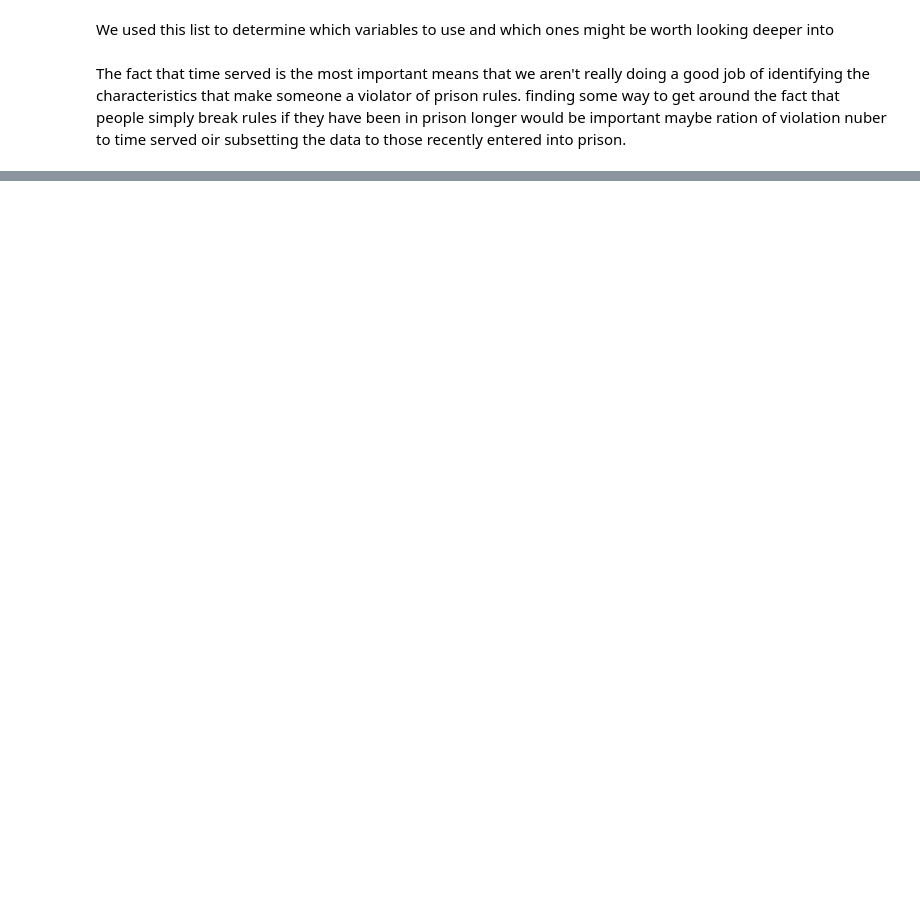
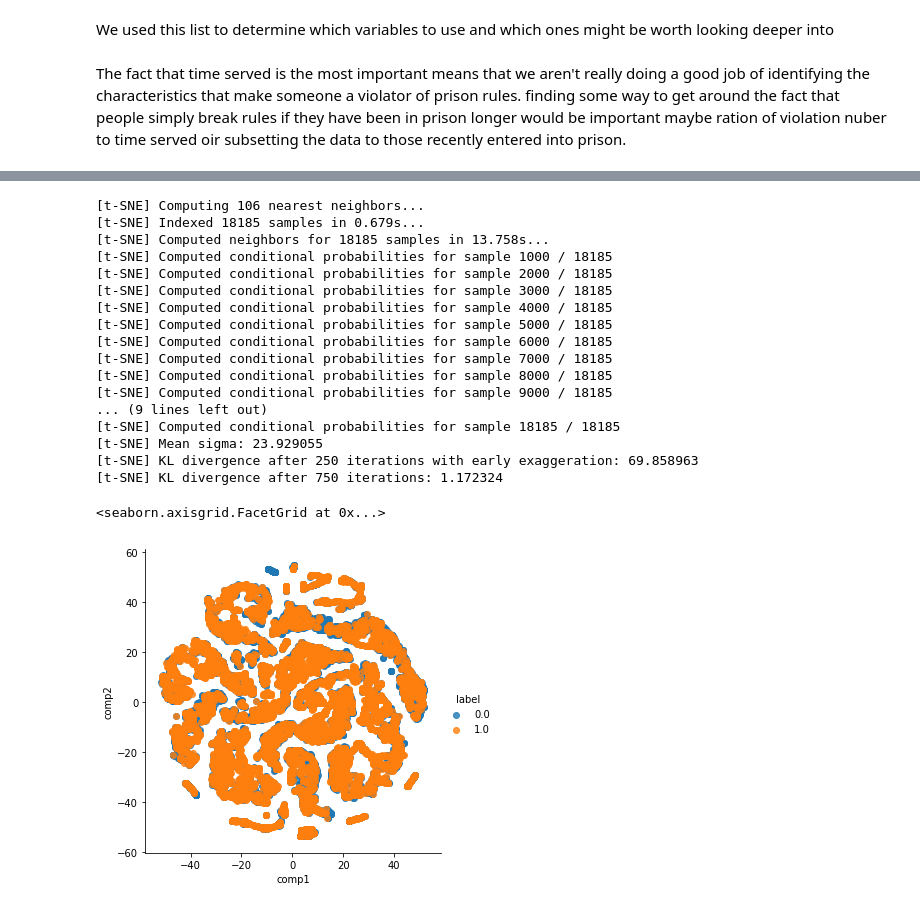
Before and after one commit to benbranchflower/applied_machine_learning, a Jupyter notebook: prison_violations.ipynb, the cells around one changed output, grey strips where cells are left out. Cells and saved outputs as stored; diff of their text form; code cells hidden in the pictures; blank space fills up the shorter version.

```diff
--- a/prison_violations.ipynb
+++ b/prison_violations.ipynb
@@ -63,7 +69,7 @@ We need to clean up some variables that we will be using as outcomes and things
 # %%
 # this block has the violations and discipline
 discipline_cols = [f'V{i}' for i in range(2500, 2565)]
-discipline = df[discipline_cols]
+discipline = df.loc[:,discipline_cols]
 df.drop(columns=discipline_cols, inplace=True)
 # %%
 # renaming target variables
@@ -115,7 +116,7 @@ varnames = {'V0001':'id','V00014':'age','V0019':'hispanic','V0037':'white','V003
             'V0083':'corrently_sentenced','V0084':'crim_stat_arrest','V0085':'wait_judicial_res',
             'V0086':'wait_trial','V0087':'wait_parole','V0088':'judge_informed_time',
             'V0089':'crim_stat_last_arrest','V0090':'held_other_authorities','V0091':'held_safekeeping',
-            'V0092':'held_other_reason',
+            'V0092':'held_other_reason','V2603':'prison_type',
             # use offense codes for replacement to get categories of crimes
                 # 94,96,98,100,102 previous holding offenses
                 # 95,97,999,101,103 number of charges for said offenses
@@ -185,7 +181,8 @@ for c in two_to_zero:
 to_cat = ['RACE','SES_AGEPERP_PHYSSEXABUSED','SES_OFF_RAPED','SES_PERP_SEX_KNOWN','CH_CRIMHIST_COLLAPSED', 'CH_PRIORSENTENCE',
 'CO_STATUSTME', 'SES_LIVEDGROWINGUP','DRUG_NUMPOS_CAGE_COLLAPSED','DRUG_ALCYEAR_FREQ','CO_CURRENTOFFENSE',
 'SES_INCOMEMTH', 'IC_ONEVICT_RACE', 'IC_ONEVICT_AGECAT', 'IC_ONEVICT_RELATIONSHIP', 'IC_MANYVICT_RACE',
- 'IC_MANYVICT_GENDER', 'DRUG_HIERARCHY2','TYPEOFFENSE','MOST_SERIOUS_OFFENSE2', 'MCMH_EVERRPT']
+ 'IC_MANYVICT_GENDER', 'DRUG_HIERARCHY2','TYPEOFFENSE','MOST_SERIOUS_OFFENSE2', 'MCMH_EVERRPT',
+         'prison_type']
 
 # do the actual change
 for c in to_cat:
@@ -591,0 +892,29 @@ logit.predict(pd.get_dummies(X).fillna(0))
+# %%
+# visualization
+from sklearn.manifold import TSNE
+tsne = TSNE(n_components=2, verbose=1, perplexity=35,
+                 n_iter=750, learning_rate=100, random_state=seed)
+tsne_ = tsne.fit_transform(pd.get_dummies(named).fillna(0))
+df_tsne = pd.DataFrame(tsne_, columns=['comp1', 'comp2'])
+df_tsne['label'] = violator.values
+sns.lmplot(x='comp1', y='comp2', data=df_tsne, hue='label', fit_reg=False)
+# %% [output]
+[t-SNE] Computing 106 nearest neighbors...
+[t-SNE] Indexed 18185 samples in 0.679s...
+[t-SNE] Computed neighbors for 18185 samples in 13.758s...
+[t-SNE] Computed conditional probabilities for sample 1000 / 18185
+[t-SNE] Computed conditional probabilities for sample 2000 / 18185
+[t-SNE] Computed conditional probabilities for sample 3000 / 18185
+[t-SNE] Computed conditional probabilities for sample 4000 / 18185
+[t-SNE] Computed conditional probabilities for sample 5000 / 18185
+[t-SNE] Computed conditional probabilities for sample 6000 / 18185
+[t-SNE] Computed conditional probabilities for sample 7000 / 18185
+[t-SNE] Computed conditional probabilities for sample 8000 / 18185
+[t-SNE] Computed conditional probabilities for sample 9000 / 18185
+... (9 lines left out)
+[t-SNE] Computed conditional probabilities for sample 18185 / 18185
+[t-SNE] Mean sigma: 23.929055
+[t-SNE] KL divergence after 250 iterations with early exaggeration: 69.858963
+[t-SNE] KL divergence after 750 iterations: 1.172324
+<seaborn.axisgrid.FacetGrid at 0x...>
+[figure, added]
```
Also changed, not shown: parts of 31 cells of this notebook.
